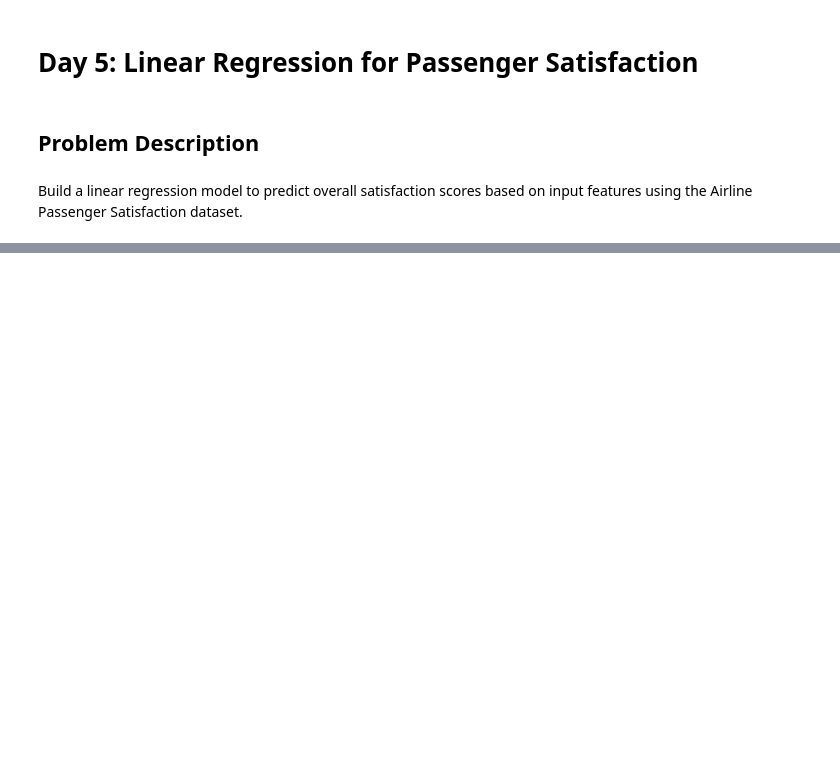
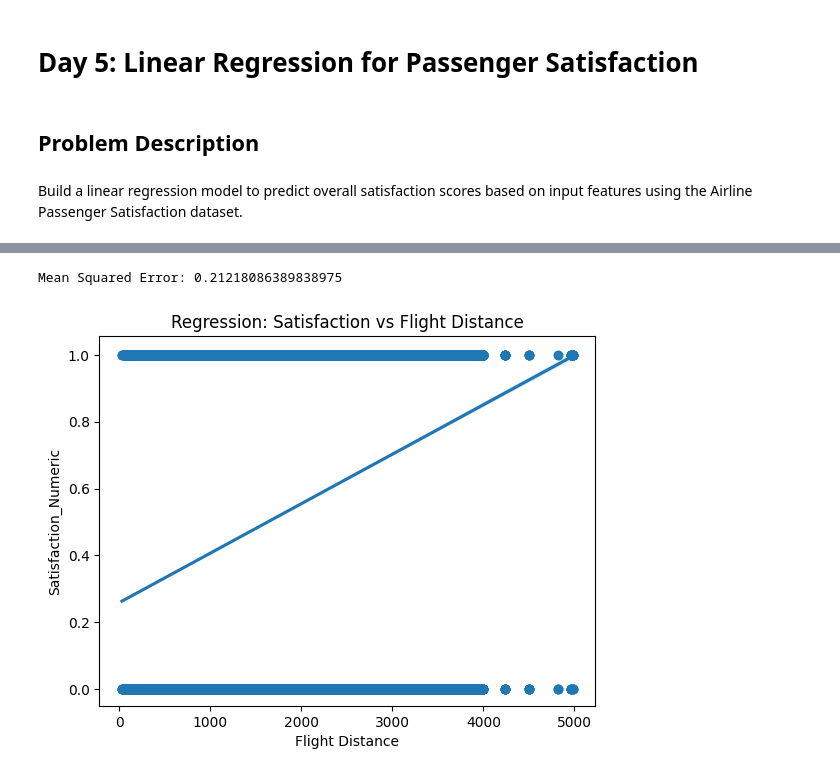
Before and after one commit to tomhitu/visualisation-tutor, a Jupyter notebook: Day_5_Linear_Regression_Corrected_Solution.ipynb, the cells around one changed output, grey strips where cells are left out. Cells and saved outputs as stored; diff of their text form; code cells hidden in the pictures; blank space fills up the shorter version.

```diff
--- a/Day_5_Linear_Regression_Corrected_Solution.ipynb
+++ b/Day_5_Linear_Regression_Corrected_Solution.ipynb
@@ -41,0 +52,11 @@ Index(['ID', 'Gender', 'Age', 'Customer Type', 'Type of Travel', 'Class',
+# %%
+unique_satisfactions = data['Satisfaction'].unique()
+print("Satisfaction Label")
+for idx, category in enumerate(unique_satisfactions):
+    print(f"{idx}: {category}")
+
+satisfaction_mapping = {category: idx for idx, category in enumerate(unique_satisfactions)}
+
+data['Satisfaction_Numeric'] = data['Satisfaction'].map(satisfaction_mapping)
+
+data.head()
@@ -42,22 +74,25 @@ Index(['ID', 'Gender', 'Age', 'Customer Type', 'Type of Travel', 'Class',
 # %%
 # Prepare features and target
-X = data[['FlightDistance', 'InflightService']]
-y = data['Satisfaction']
+X = data[['Flight Distance', 'In-flight Service']]
+y = data['Satisfaction_Numeric']
 
 # Train-test split
 X_train, X_test, y_train, y_test = train_test_split(X, y, test_size=0.2, random_state=42)
 
 # Fit linear regression model
 model = LinearRegression()
 model.fit(X_train, y_train)
 
 # Predict and evaluate
 y_pred = model.predict(X_test)
 mse = mean_squared_error(y_test, y_pred)
 
 print("Mean Squared Error:", mse)
 
 # Visualize results
-sns.regplot(x=data['FlightDistance'], y=data['Satisfaction'])
+sns.regplot(x=data['Flight Distance'], y=data['Satisfaction_Numeric'])
 plt.title('Regression: Satisfaction vs Flight Distance')
 plt.show()
+# %% [output]
+Mean Squared Error: 0.21218086389838975
+[figure, added]
```
Also changed, not shown: parts of 6 cells of this notebook.
